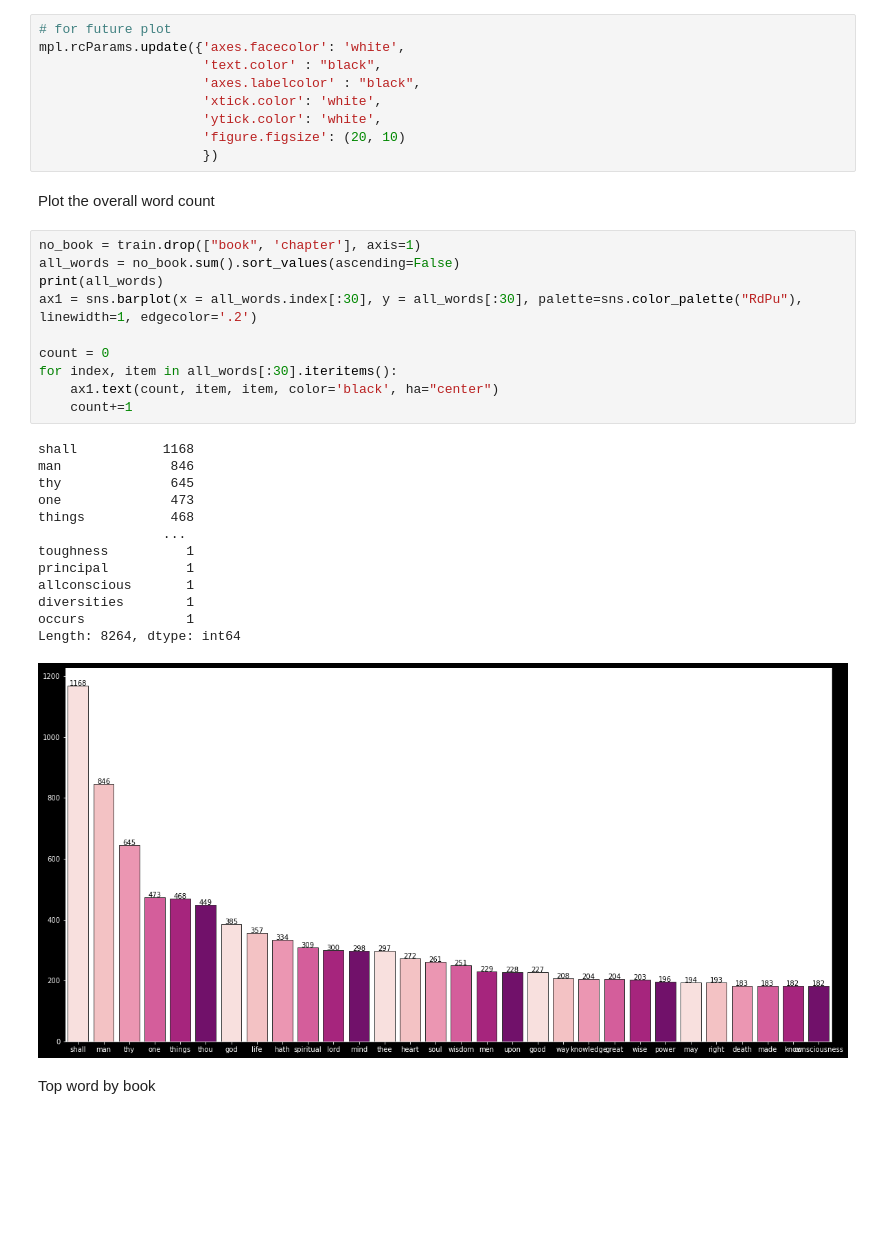
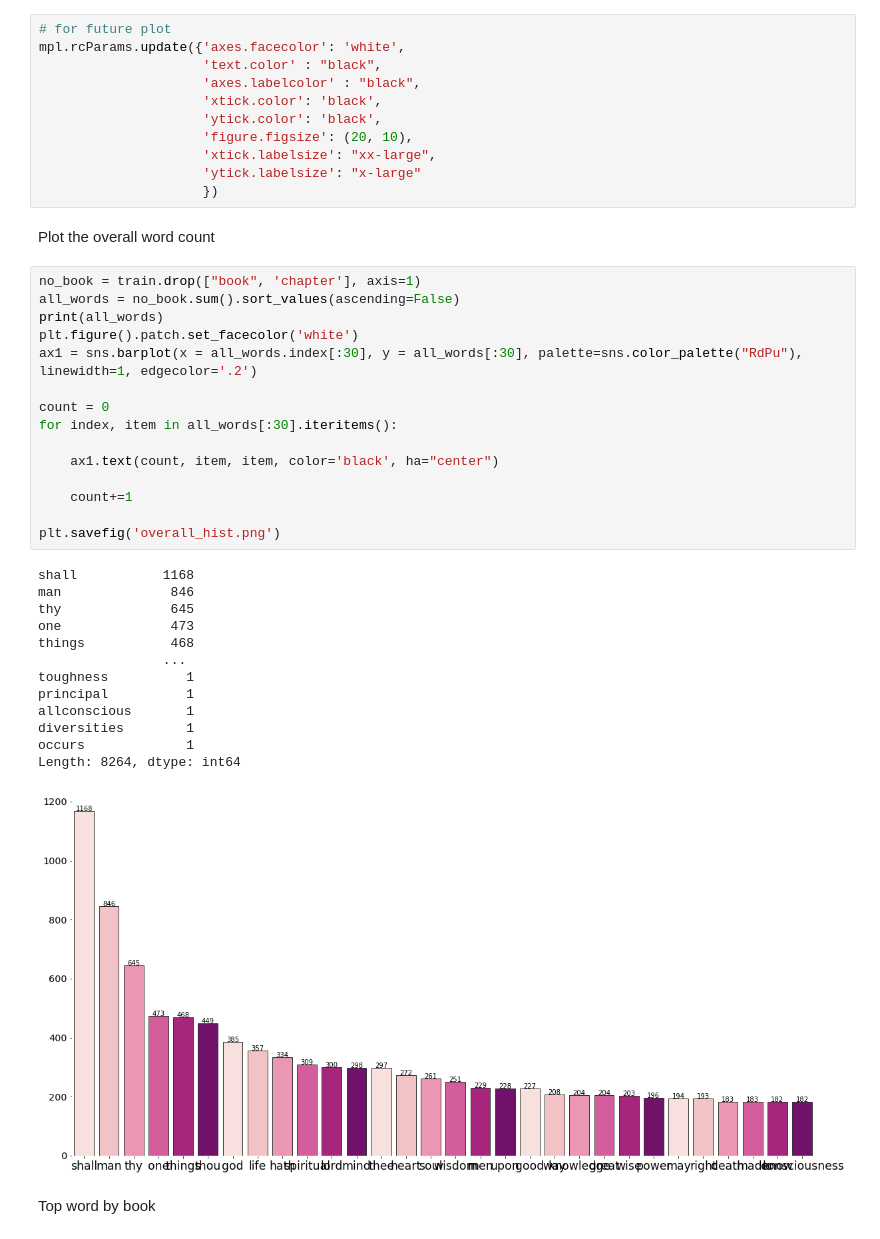
Before and after one commit to Barry0121/Religious-Text-Analysis-NLP, a Jupyter notebook: Beginner Track/barry.ipynb, the cells around one changed output. Cells and saved outputs as stored; diff of their text form; blank space fills up the shorter version.

```diff
--- a/Beginner Track/barry.ipynb
+++ b/Beginner Track/barry.ipynb
@@ -50,36 +50,43 @@ General Trend Investigation
 mpl.rcParams.update({'axes.facecolor': 'white',
                      'text.color' : "black",
                      'axes.labelcolor' : "black",
-                     'xtick.color': 'white',
-                     'ytick.color': 'white',
-                     'figure.figsize': (20, 10)
+                     'xtick.color': 'black',
+                     'ytick.color': 'black',
+                     'figure.figsize': (20, 10),
+                     'xtick.labelsize': "xx-large",
+                     'ytick.labelsize': "x-large"
                      })
 # %% [markdown]
 Plot the overall word count
 # %%
 no_book = train.drop(["book", 'chapter'], axis=1)
 all_words = no_book.sum().sort_values(ascending=False)
 print(all_words)
+plt.figure().patch.set_facecolor('white')
 ax1 = sns.barplot(x = all_words.index[:30], y = all_words[:30], palette=sns.color_palette("RdPu"), linewidth=1, edgecolor='.2')
 
 count = 0
 for index, item in all_words[:30].iteritems():
+
     ax1.text(count, item, item, color='black', ha="center")
+
     count+=1
+
+plt.savefig('overall_hist.png')
 # %% [output]
 shall           1168
 man              846
 thy              645
 one              473
 things           468
                 ...
 toughness          1
 principal          1
 allconscious       1
 diversities        1
 occurs             1
 Length: 8264, dtype: int64
-[figure, old version]
+[figure, new version]
 # %% [markdown]
 Top word by book
 # %%
```
Also changed, not shown: parts of 5 cells of this notebook, 8 other files.
